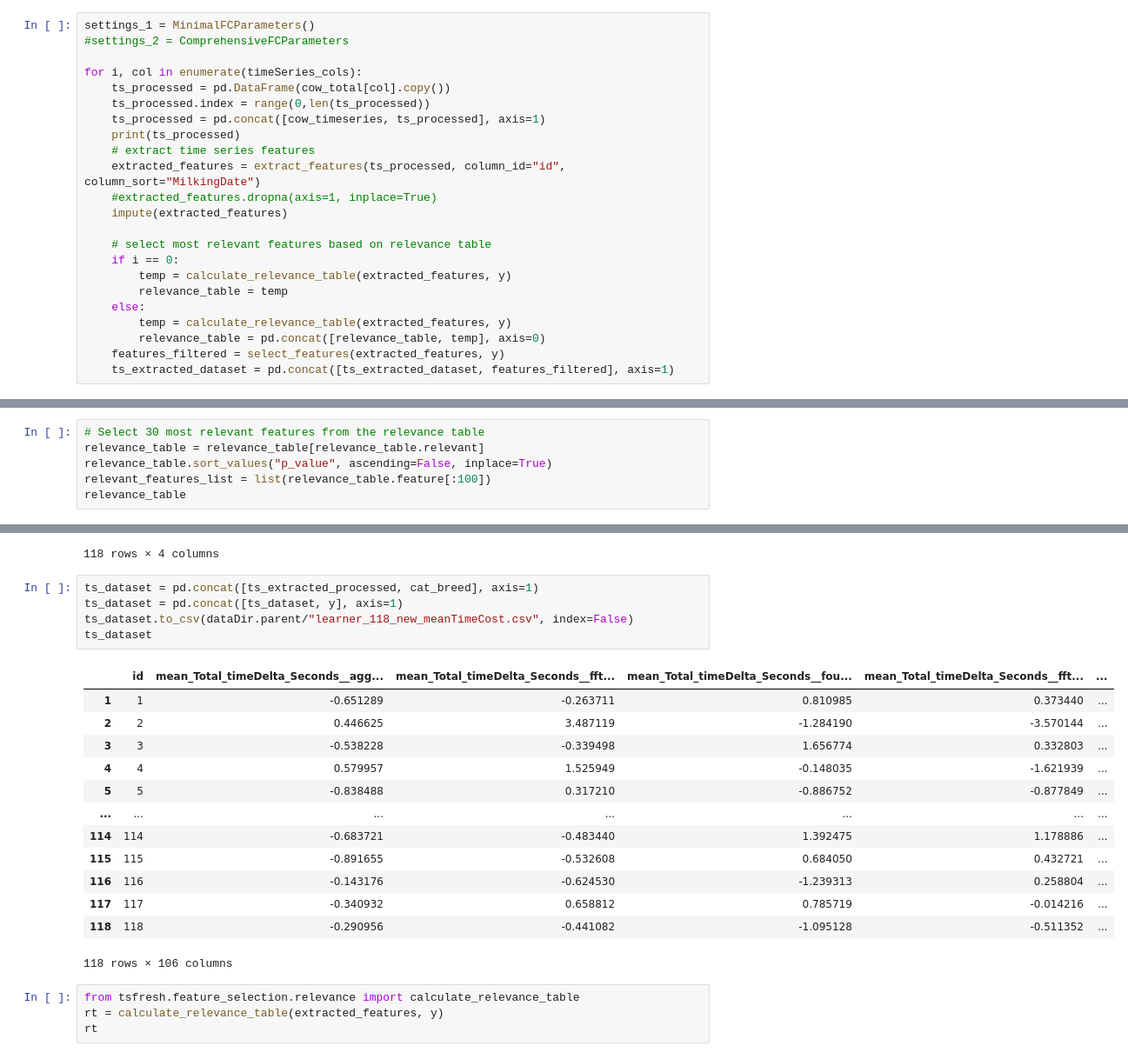
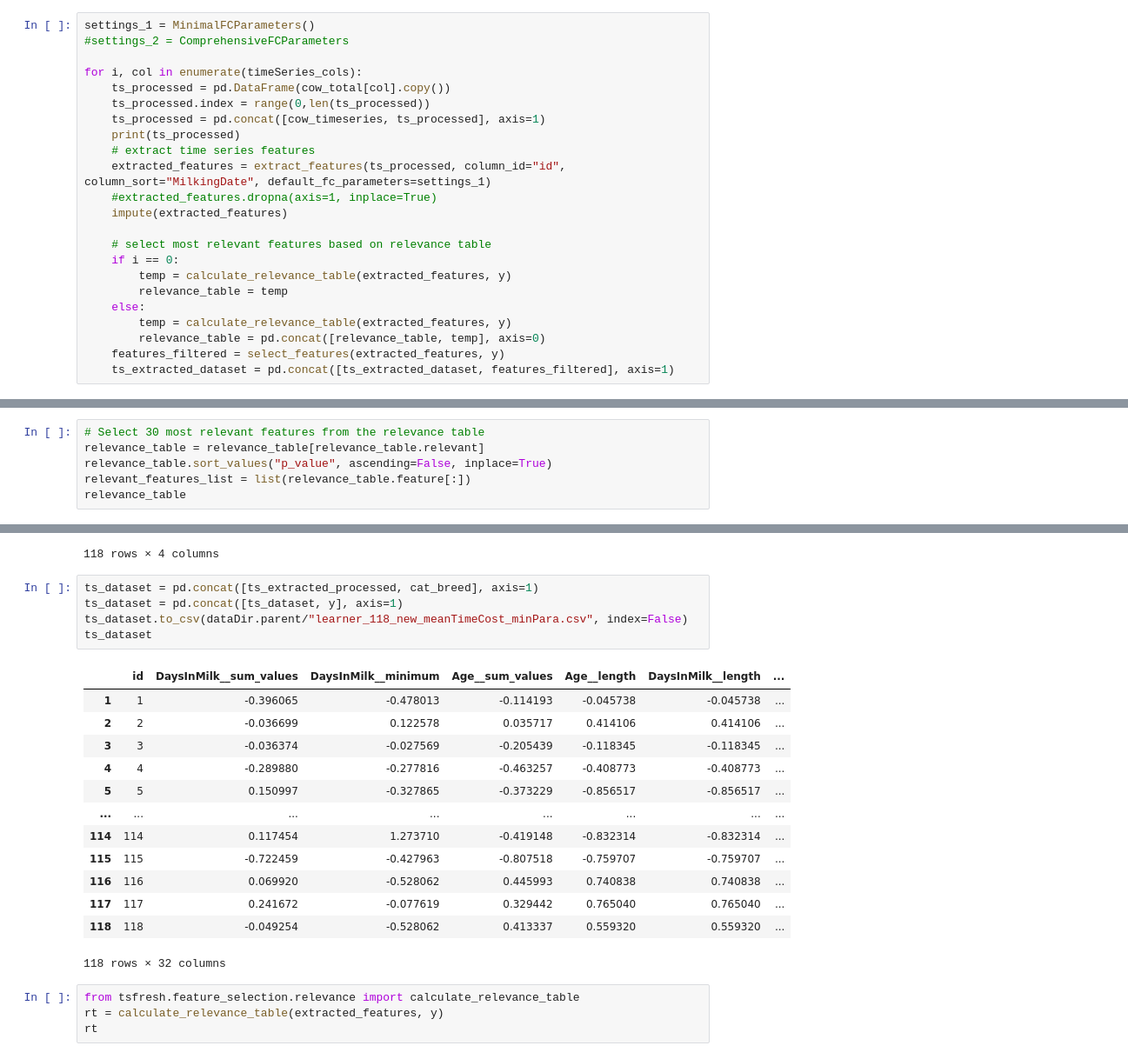
Before and after one commit to pgullstrand/Gigacow-tools, a Jupyter notebook: Model_time_series/GP_model/ts_dataPreparation_learner.ipynb, the cells around one changed output, grey strips where cells are left out. Shown at 87% size. Saved outputs shown, nothing was run; the diff lists cells and outputs as text.

```diff
--- a/Model_time_series/GP_model/ts_dataPreparation_learner.ipynb
+++ b/Model_time_series/GP_model/ts_dataPreparation_learner.ipynb
@@ -169,7 +169,7 @@ for i, col in enumerate(timeSeries_cols):
     ts_processed = pd.concat([cow_timeseries, ts_processed], axis=1)
     print(ts_processed)
     # extract time series features
-    extracted_features = extract_features(ts_processed, column_id="id", column_sort="MilkingDate")
+    extracted_features = extract_features(ts_processed, column_id="id", column_sort="MilkingDate", default_fc_parameters=settings_1)
     #extracted_features.dropna(axis=1, inplace=True)
     impute(extracted_features)
 
@@ -263,7 +257,7 @@ for i, col in enumerate(timeSeries_cols):
 # Select 30 most relevant features from the relevance table
 relevance_table = relevance_table[relevance_table.relevant]
 relevance_table.sort_values("p_value", ascending=False, inplace=True)
-relevant_features_list = list(relevance_table.feature[:100])
+relevant_features_list = list(relevance_table.feature[:])
 relevance_table
 # %% [output]
 |  | feature | type | p_value | relevant |
@@ -419,22 +418,22 @@ cat_breed
 # %%
 ts_dataset = pd.concat([ts_extracted_processed, cat_breed], axis=1)
 ts_dataset = pd.concat([ts_dataset, y], axis=1)
-ts_dataset.to_csv(dataDir.parent/"learner_118_new_meanTimeCost.csv", index=False)
+ts_dataset.to_csv(dataDir.parent/"learner_118_new_meanTimeCost_minPara.csv", index=False)
 ts_dataset
 # %% [output]
-|  | id | mean_Total_timeDelta_Seconds__agg... | mean_Total_timeDelta_Seconds__fft... | mean_Total_timeDelta_Seconds__fou... | mean_Total_timeDelta_Seconds__fft... | ... |
-| 1 | 1 | -0.651289 | -0.263711 | 0.810985 | 0.373440 | ... |
-| 2 | 2 | 0.446625 | 3.487119 | -1.284190 | -3.570144 | ... |
-| 3 | 3 | -0.538228 | -0.339498 | 1.656774 | 0.332803 | ... |
-| 4 | 4 | 0.579957 | 1.525949 | -0.148035 | -1.621939 | ... |
-| 5 | 5 | -0.838488 | 0.317210 | -0.886752 | -0.877849 | ... |
-| ... | ... | ... | ... | ... | ... | ... |
-| 114 | 114 | -0.683721 | -0.483440 | 1.392475 | 1.178886 | ... |
-| 115 | 115 | -0.891655 | -0.532608 | 0.684050 | 0.432721 | ... |
-| 116 | 116 | -0.143176 | -0.624530 | -1.239313 | 0.258804 | ... |
-| 117 | 117 | -0.340932 | 0.658812 | 0.785719 | -0.014216 | ... |
-| 118 | 118 | -0.290956 | -0.441082 | -1.095128 | -0.511352 | ... |
+|  | id | DaysInMilk__sum_values | DaysInMilk__minimum | Age__sum_values | Age__length | DaysInMilk__length | ... |
+| 1 | 1 | -0.396065 | -0.478013 | -0.114193 | -0.045738 | -0.045738 | ... |
+| 2 | 2 | -0.036699 | 0.122578 | 0.035717 | 0.414106 | 0.414106 | ... |
+| 3 | 3 | -0.036374 | -0.027569 | -0.205439 | -0.118345 | -0.118345 | ... |
+| 4 | 4 | -0.289880 | -0.277816 | -0.463257 | -0.408773 | -0.408773 | ... |
+| 5 | 5 | 0.150997 | -0.327865 | -0.373229 | -0.856517 | -0.856517 | ... |
+| ... | ... | ... | ... | ... | ... | ... | ... |
+| 114 | 114 | 0.117454 | 1.273710 | -0.419148 | -0.832314 | -0.832314 | ... |
+| 115 | 115 | -0.722459 | -0.427963 | -0.807518 | -0.759707 | -0.759707 | ... |
+| 116 | 116 | 0.069920 | -0.528062 | 0.445993 | 0.740838 | 0.740838 | ... |
+| 117 | 117 | 0.241672 | -0.077619 | 0.329442 | 0.765040 | 0.765040 | ... |
+| 118 | 118 | -0.049254 | -0.528062 | 0.413337 | 0.559320 | 0.559320 | ... |
-118 rows × 106 columns
+118 rows × 32 columns
 # %%
 from tsfresh.feature_selection.relevance import calculate_relevance_table
 rt = calculate_relevance_table(extracted_features, y)
```
Also changed, not shown: parts of 7 cells of this notebook.
